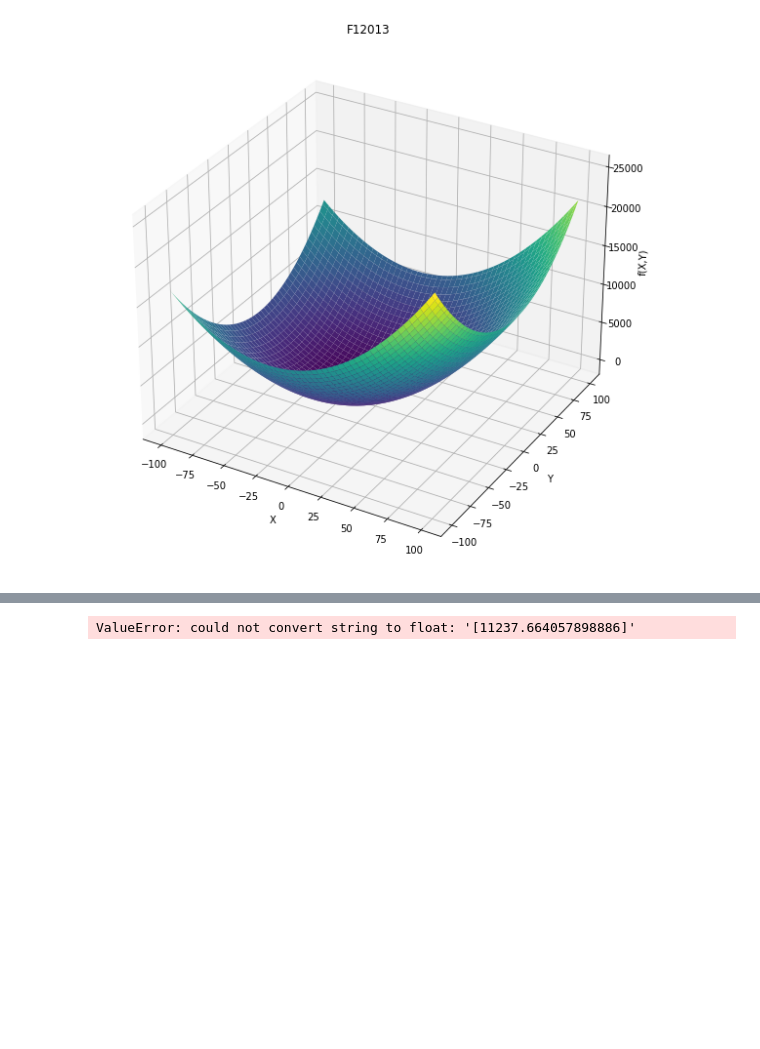
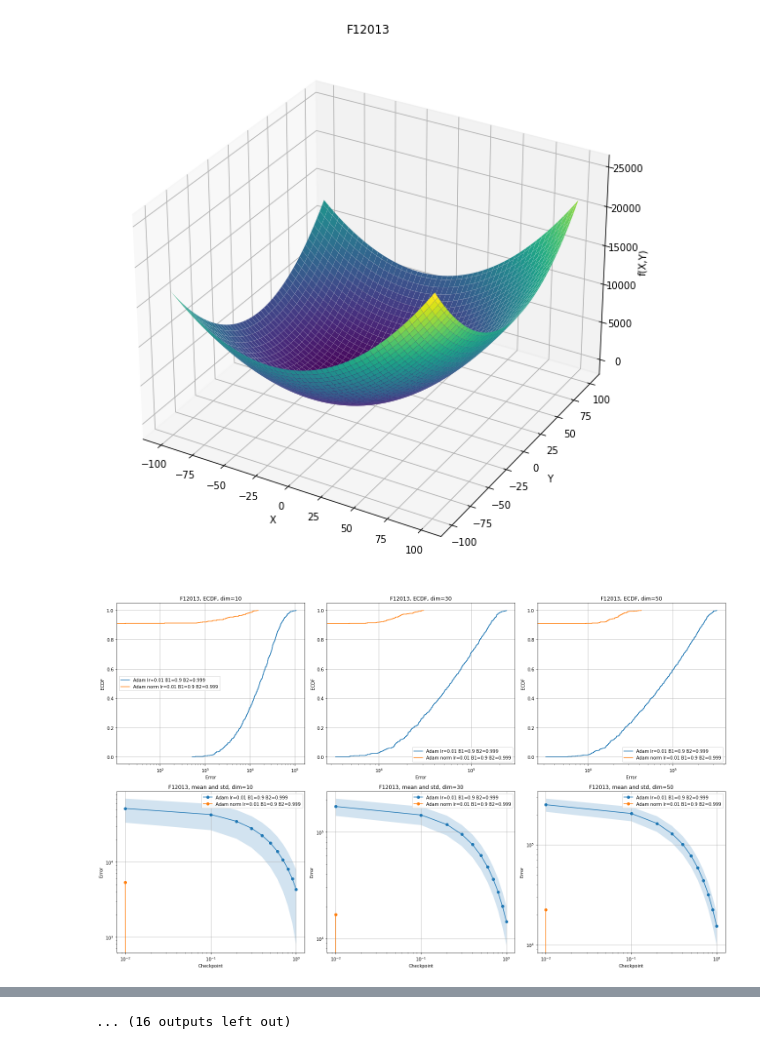
Before and after one commit to brzoza6538/stochastic-gradient-vs-global-methods, a Jupyter notebook: comparison.ipynb, the cells around one changed output, grey strips where cells are left out. Saved outputs shown, nothing was run; the diff lists cells and outputs as text; code cells hidden in the pictures; blank space fills up the shorter version.

```diff
--- a/comparison.ipynb
+++ b/comparison.ipynb
@@ -131,8 +131,9 @@ def compare(logs):
         plt.tight_layout()
         plt.show()
 # %%
-to_compare = logs[1:3]
+to_compare = logs[2:4]
 
 compare(to_compare)
 # %% [output]
 [figure]
+[figure, added]
@@ -139 +150 @@ compare(to_compare)
-ValueError: could not convert string to float: '[11237.664057898886]'
+... (16 outputs left out)
```
Also changed, not shown: parts of 1 cell of this notebook.
